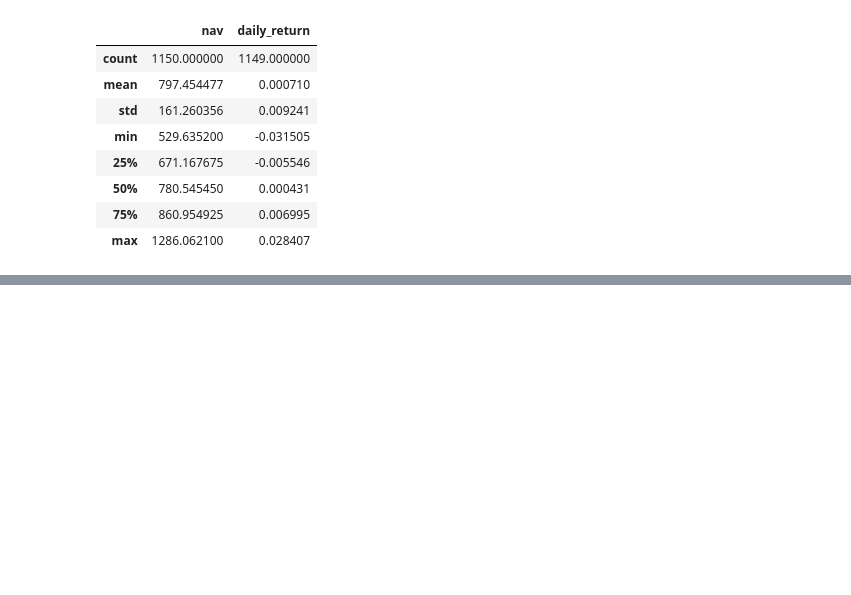
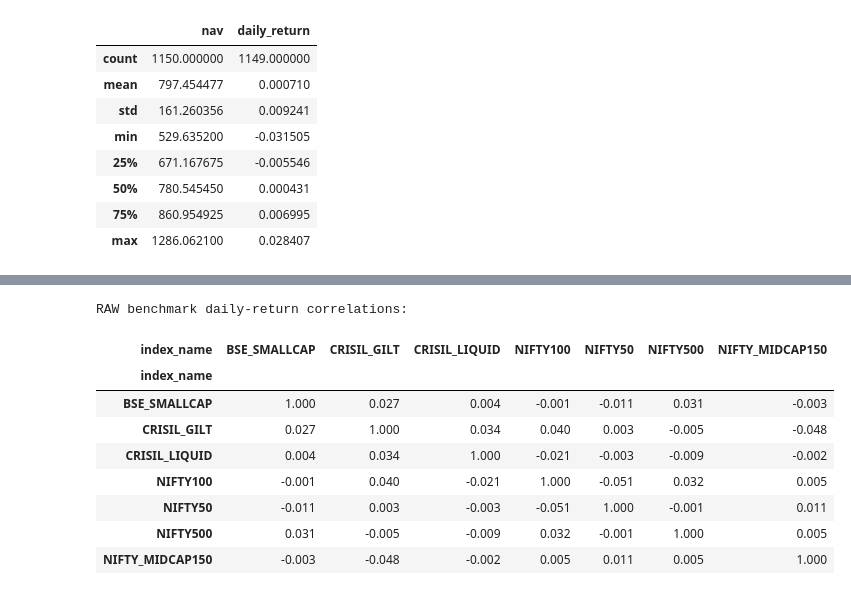
Before and after one commit to PranavAseriz011/Mutual-Fund-Analytics, a Jupyter notebook: notebooks/Performance_Analytics.ipynb, the cells around one changed output, grey strips where cells are left out. Cells and saved outputs as stored; diff of their text form; code cells hidden in the pictures; blank space fills up the shorter version.

```diff
--- a/notebooks/Performance_Analytics.ipynb
+++ b/notebooks/Performance_Analytics.ipynb
@@ -1184,0 +1612,19 @@ NAV and return summary:
+# %%
+# STEP 26: Inspect raw benchmark data
+
+raw_benchmark_path = PROJECT_DIR / "data" / "raw" / "10_benchmark_indices.csv"
+
+raw_benchmark_df = pd.read_csv(raw_benchmark_path)
+
+print("Shape:", raw_benchmark_df.shape)
+print("\nColumns:")
+print(raw_benchmark_df.columns.tolist())
+
+print("\nFirst 15 rows:")
+display(raw_benchmark_df.head(15))
+
+print("\nData types:")
+print(raw_benchmark_df.dtypes)
+
+print("\nRows per index:")
+display(raw_benchmark_df.groupby("index_name").size())
@@ -1184,0 +1670,61 @@ NAV and return summary:
+# %%
+# STEP 27: Verify correlations using raw benchmark data
+
+raw_benchmark_df["date"] = pd.to_datetime(
+    raw_benchmark_df["date"], errors="coerce"
+)
+
+raw_benchmark_df["close_value"] = pd.to_numeric(
+    raw_benchmark_df["close_value"], errors="coerce"
+)
+
+raw_benchmark_df = raw_benchmark_df.sort_values(
+    ["index_name", "date"]
+).copy()
+
+raw_benchmark_df["daily_return"] = (
+    raw_benchmark_df.groupby("index_name")["close_value"]
+    .pct_change(fill_method=None)
+)
+
+raw_returns_pivot = raw_benchmark_df.pivot(
+    index="date",
+    columns="index_name",
+    values="daily_return"
+)
+
+print("RAW benchmark daily-return correlations:")
+display(raw_returns_pivot.corr().round(3))
+
+print("\nRaw vs cleaned closing values:")
+raw_check = raw_benchmark_df.pivot(
+    index="date",
+    columns="index_name",
+    values="close_value"
+)
+
+clean_check = benchmark_df.pivot(
+    index="date",
+    columns="index_name",
+    values="close_value"
+)
+
+display(
+    pd.DataFrame({
+        "raw_NIFTY50": raw_check["NIFTY50"],
+        "clean_NIFTY50": clean_check["NIFTY50"],
+        "raw_NIFTY100": raw_check["NIFTY100"],
+        "clean_NIFTY100": clean_check["NIFTY100"],
+    }).head(10)
+)
+# %% [output]
+RAW benchmark daily-return correlations:
+| index_name | BSE_SMALLCAP | CRISIL_GILT | CRISIL_LIQUID | NIFTY100 | NIFTY50 | NIFTY500 | NIFTY_MIDCAP150 |
+| index_name |  |  |  |  |  |  |  |
+| BSE_SMALLCAP | 1.000 | 0.027 | 0.004 | -0.001 | -0.011 | 0.031 | -0.003 |
+| CRISIL_GILT | 0.027 | 1.000 | 0.034 | 0.040 | 0.003 | -0.005 | -0.048 |
+| CRISIL_LIQUID | 0.004 | 0.034 | 1.000 | -0.021 | -0.003 | -0.009 | -0.002 |
+| NIFTY100 | -0.001 | 0.040 | -0.021 | 1.000 | -0.051 | 0.032 | 0.005 |
+| NIFTY50 | -0.011 | 0.003 | -0.003 | -0.051 | 1.000 | -0.001 | 0.011 |
+| NIFTY500 | 0.031 | -0.005 | -0.009 | 0.032 | -0.001 | 1.000 | 0.005 |
+| NIFTY_MIDCAP150 | -0.003 | -0.048 | -0.002 | 0.005 | 0.011 | 0.005 | 1.000 |
```
Also changed, not shown: parts of 12 cells of this notebook.
